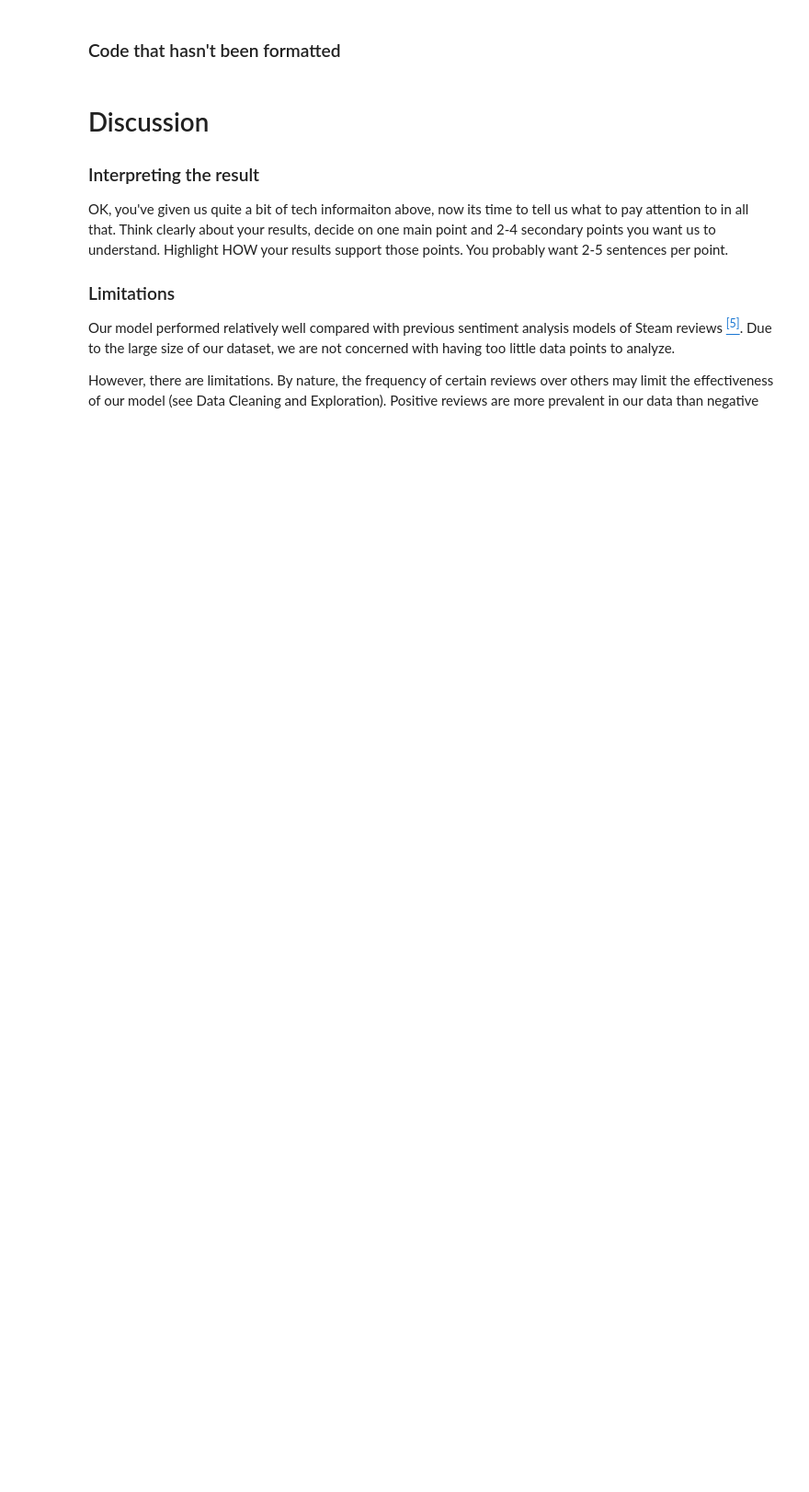
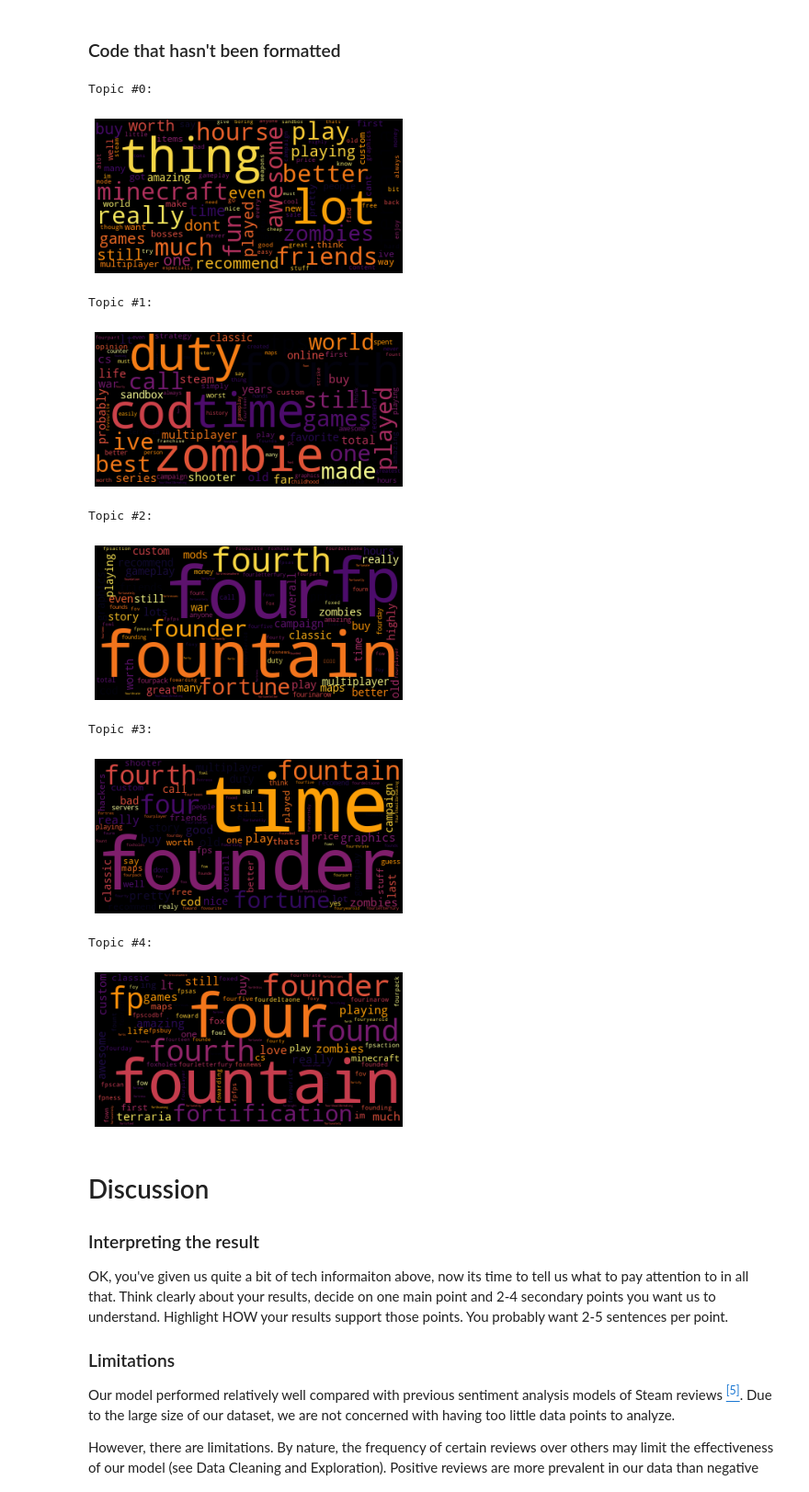
Before and after one commit to lilly-pad/Group025-Sp22, a Jupyter notebook: FinalProject_group025.ipynb, the cells around one changed output. Shown at 92% size. Saved outputs shown, nothing was run; the diff lists cells and outputs as text; code cells hidden in the pictures; blank space fills up the shorter version.

Commit message:
Fixed word clouds

```diff
--- a/FinalProject_group025.ipynb
+++ b/FinalProject_group025.ipynb
@@ -381,8 +383,8 @@ Note: you may need to restart the kernel to use updated packages.
 def plot_top_words(model, feature_names, n_top_words, colormap='plasma'):
     for topic_idx, topic in enumerate(model.components_):
         print("\nTopic #%d:" % topic_idx)
-        print(" ".join([feature_names[i]
-                        for i in topic.argsort()[:-n_top_words - 1:-1]]))
+        message = " ".join([feature_names[i]
+                        for i in topic.argsort()[:-n_top_words - 1:-1]])
         generate_wordcloud(message, colormap)
     print()
 
@@ -520,17 +522,28 @@ plt.show()
 # %%
 from sklearn.decomposition import NMF
 
 tfidf_vect = TfidfVectorizer(max_df=.50)
 
 # Transform dataset, extract topics
 X_train_topical = tfidf_vect.fit_transform(X_train)
 
 nmf = NMF(n_components=5, random_state=273, alpha = 1, l1_ratio=0.5)
 
 document_topics_nmf = nmf.fit_transform(X_train_topical)
 
-tfidf_vect_feature_names = tfidf_vect.get_feature_names()
-print_top_words(nmf, tfidf_vect_feature_names, 100, colormap='inferno')
+tfidf_vect_feature_names = tfidf_vect.get_feature_names_out()
+plot_top_words(nmf, tfidf_vect_feature_names, 100, colormap='inferno')
+# %% [output]
+Topic #0:
+[figure, added]
+Topic #1:
+[figure, added]
+Topic #2:
+[figure, added]
+Topic #3:
+[figure, added]
+Topic #4:
+[figure, added]
 # %% [markdown]
 # Discussion
 
```
Also changed, not shown: parts of 8 cells of this notebook, 1 other file.
